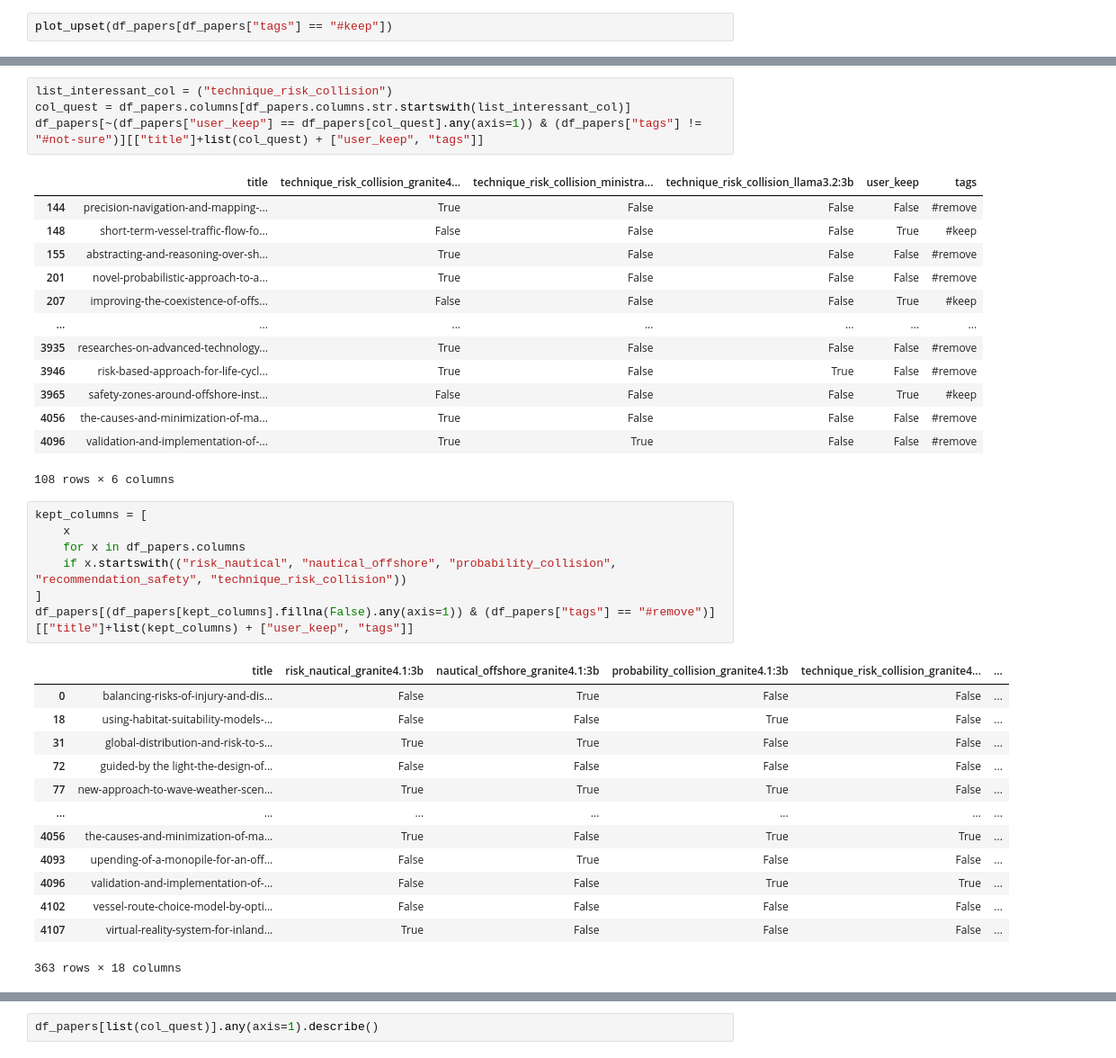
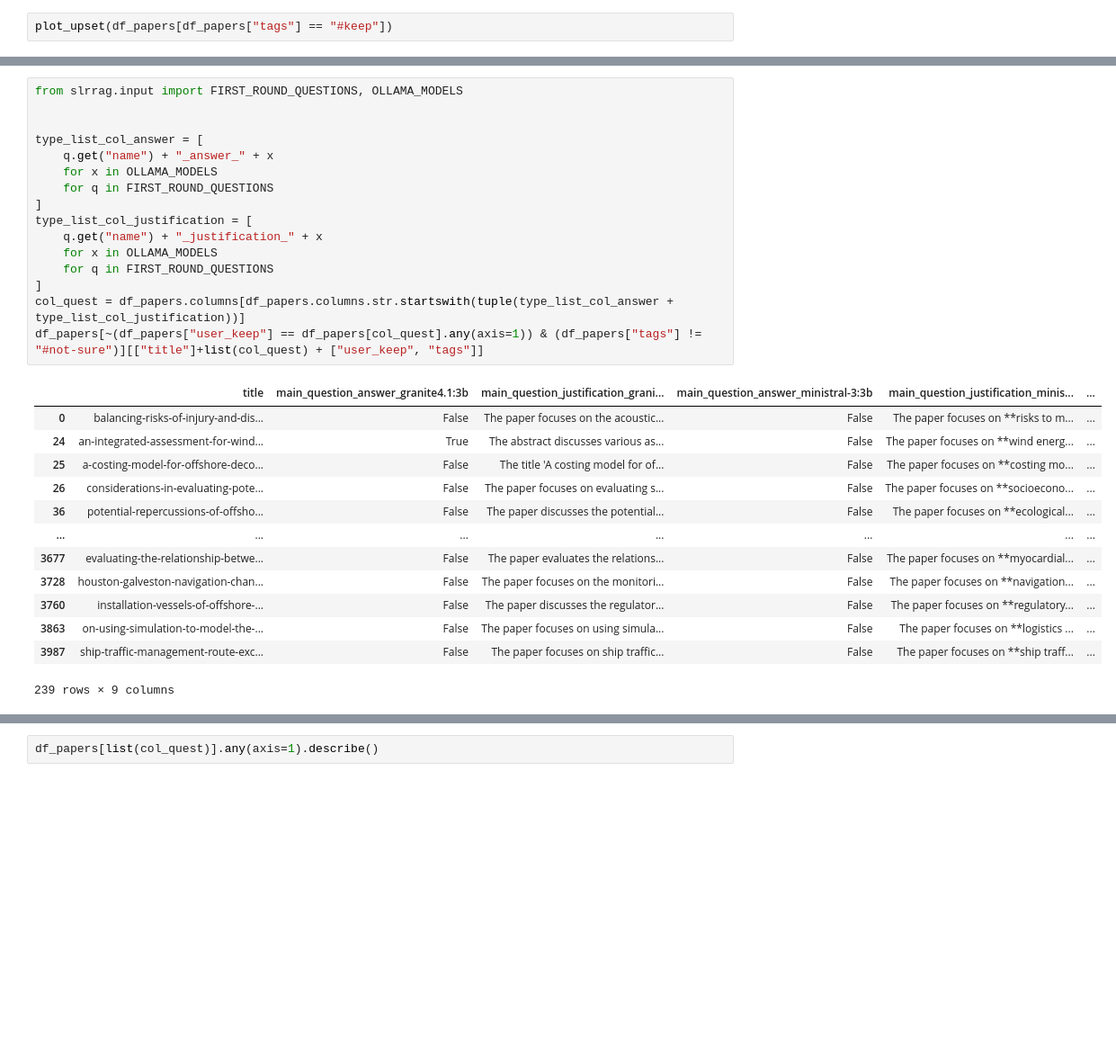
Before and after one commit to TUDelft-CITG/SLR-RAG, a Jupyter notebook: notebooks/04_manual_review.ipynb, the cells around one changed output, grey strips where cells are left out. Shown at 90% size. Saved outputs shown, nothing was run; the diff lists cells and outputs as text; blank space fills up the shorter version.

Commit message:
notebooks: some tests ofn v3 of ollama

```diff
--- a/notebooks/04_manual_review.ipynb
+++ b/notebooks/04_manual_review.ipynb
@@ -102,39 +102,30 @@ df_papers
 # %%
-list_interessant_col = ("technique_risk_collision")
-col_quest = df_papers.columns[df_papers.columns.str.startswith(list_interessant_col)]
+from slrrag.input import FIRST_ROUND_QUESTIONS, OLLAMA_MODELS
+
+
+type_list_col_answer = [
+    q.get("name") + "_answer_" + x
+    for x in OLLAMA_MODELS
+    for q in FIRST_ROUND_QUESTIONS
+]
+type_list_col_justification = [
+    q.get("name") + "_justification_" + x
+    for x in OLLAMA_MODELS
+    for q in FIRST_ROUND_QUESTIONS
+]
+col_quest = df_papers.columns[df_papers.columns.str.startswith(tuple(type_list_col_answer + type_list_col_justification))]
 df_papers[~(df_papers["user_keep"] == df_papers[col_quest].any(axis=1)) & (df_papers["tags"] != "#not-sure")][["title"]+list(col_quest) + ["user_keep", "tags"]]
 # %% [output]
-|  | title | technique_risk_collision_granite4... | technique_risk_collision_ministra... | technique_risk_collision_llama3.2:3b | user_keep | tags |
-| 144 | precision-navigation-and-mapping-... | True | False | False | False | #remove |
-| 148 | short-term-vessel-traffic-flow-fo... | False | False | False | True | #keep |
-| 155 | abstracting-and-reasoning-over-sh... | True | False | False | False | #remove |
-| 201 | novel-probabilistic-approach-to-a... | True | False | False | False | #remove |
-| 207 | improving-the-coexistence-of-offs... | False | False | False | True | #keep |
+|  | title | main_question_answer_granite4.1:3b | main_question_justification_grani... | main_question_answer_ministral-3:3b | main_question_justification_minis... | ... |
+| 0 | balancing-risks-of-injury-and-dis... | False | The paper focuses on the acoustic... | False | The paper focuses on **risks to m... | ... |
+| 24 | an-integrated-assessment-for-wind... | True | The abstract discusses various as... | False | The paper focuses on **wind energ... | ... |
+| 25 | a-costing-model-for-offshore-deco... | False | The title 'A costing model for of... | False | The paper focuses on **costing mo... | ... |
+| 26 | considerations-in-evaluating-pote... | False | The paper focuses on evaluating s... | False | The paper focuses on **socioecono... | ... |
+| 36 | potential-repercussions-of-offsho... | False | The paper discusses the potential... | False | The paper focuses on **ecological... | ... |
 | ... | ... | ... | ... | ... | ... | ... |
-| 3935 | researches-on-advanced-technology... | True | False | False | False | #remove |
-| 3946 | risk-based-approach-for-life-cycl... | True | False | True | False | #remove |
-| 3965 | safety-zones-around-offshore-inst... | False | False | False | True | #keep |
-| 4056 | the-causes-and-minimization-of-ma... | True | False | False | False | #remove |
-| 4096 | validation-and-implementation-of-... | True | True | False | False | #remove |
+| 3677 | evaluating-the-relationship-betwe... | False | The paper evaluates the relations... | False | The paper focuses on **myocardial... | ... |
+| 3728 | houston-galveston-navigation-chan... | False | The paper focuses on the monitori... | False | The paper focuses on **navigation... | ... |
+| 3760 | installation-vessels-of-offshore-... | False | The paper discusses the regulator... | False | The paper focuses on **regulatory... | ... |
+| 3863 | on-using-simulation-to-model-the-... | False | The paper focuses on using simula... | False | The paper focuses on **logistics ... | ... |
+| 3987 | ship-traffic-management-route-exc... | False | The paper focuses on ship traffic... | False | The paper focuses on **ship traff... | ... |
-108 rows × 6 columns
+239 rows × 9 columns
-# %%
-kept_columns = [
-    x
-    for x in df_papers.columns
-    if x.startswith(("risk_nautical", "nautical_offshore", "probability_collision", "recommendation_safety", "technique_risk_collision"))
-]
-df_papers[(df_papers[kept_columns].fillna(False).any(axis=1)) & (df_papers["tags"] == "#remove")][["title"]+list(kept_columns) + ["user_keep", "tags"]]
-# %% [output]
-|  | title | risk_nautical_granite4.1:3b | nautical_offshore_granite4.1:3b | probability_collision_granite4.1:3b | technique_risk_collision_granite4... | ... |
-| 0 | balancing-risks-of-injury-and-dis... | False | True | False | False | ... |
-| 18 | using-habitat-suitability-models-... | False | False | True | False | ... |
-| 31 | global-distribution-and-risk-to-s... | True | True | False | False | ... |
-| 72 | guided-by the light-the-design-of... | False | False | False | False | ... |
-| 77 | new-approach-to-wave-weather-scen... | True | True | True | False | ... |
-| ... | ... | ... | ... | ... | ... | ... |
-| 4056 | the-causes-and-minimization-of-ma... | True | False | True | True | ... |
-| 4093 | upending-of-a-monopile-for-an-off... | False | True | False | False | ... |
-| 4096 | validation-and-implementation-of-... | False | False | True | True | ... |
-| 4102 | vessel-route-choice-model-by-opti... | False | False | False | False | ... |
-| 4107 | virtual-reality-system-for-inland... | True | False | False | False | ... |
-363 rows × 18 columns
```
Also changed, not shown: parts of 7 cells of this notebook, 1 other file.
